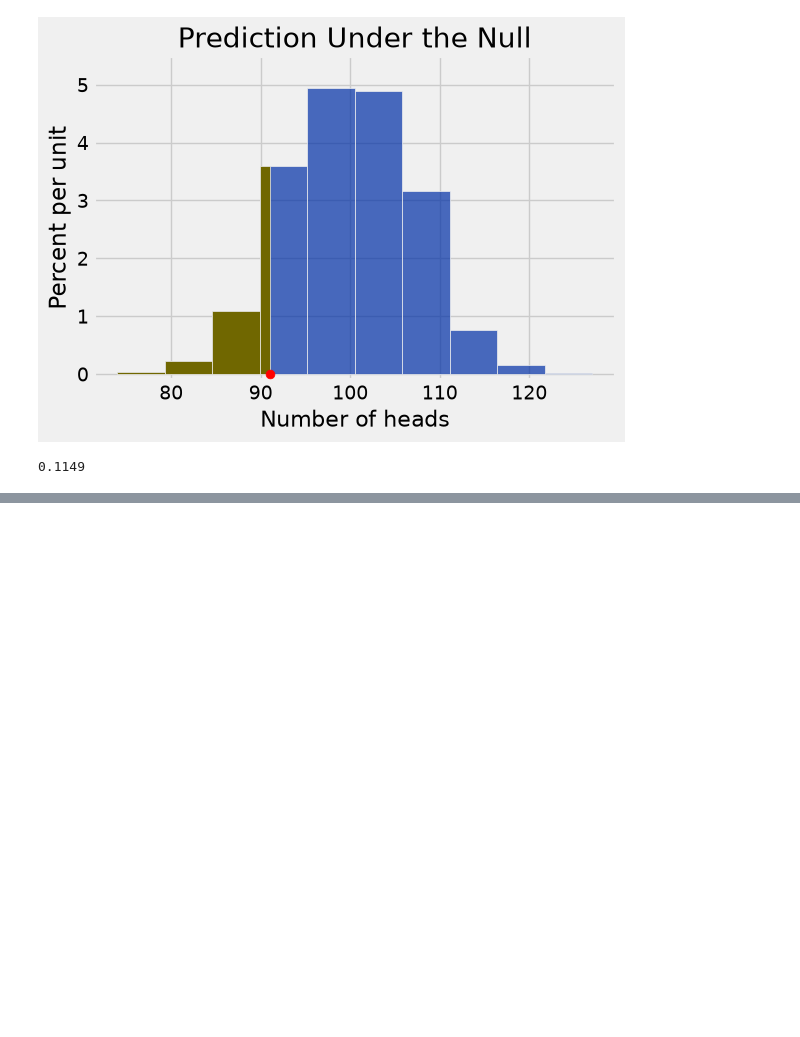
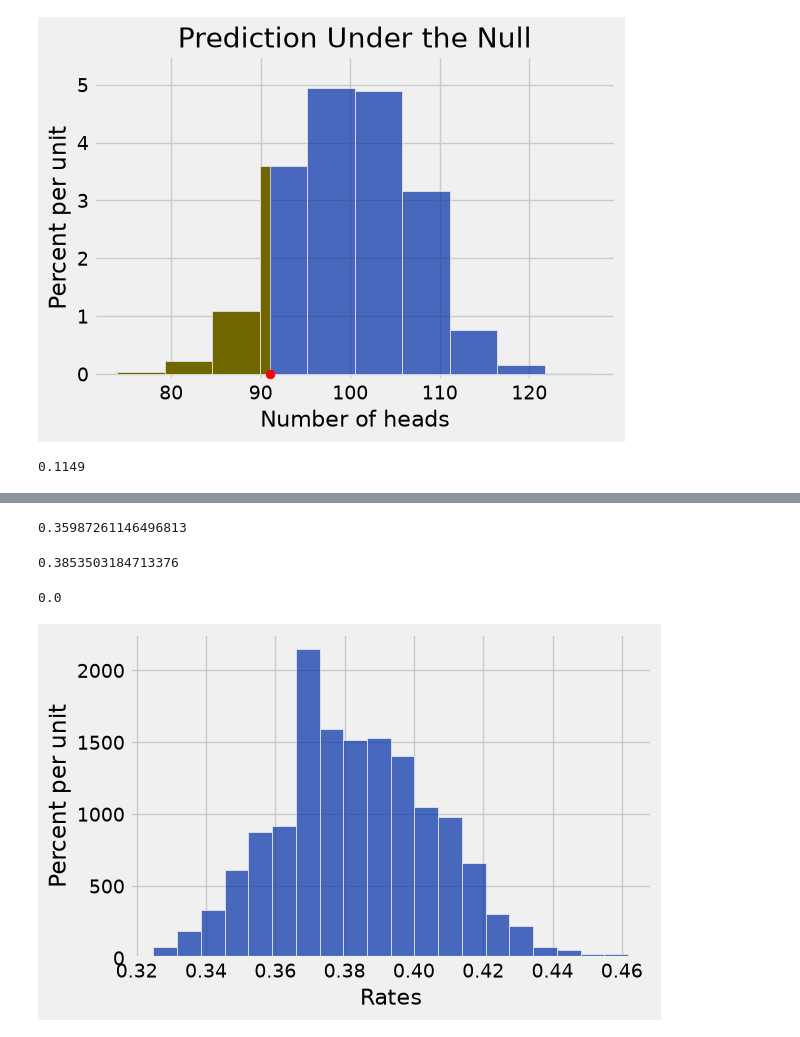
Before and after one commit to lawtonsclass/f26-code-from-class, a Jupyter notebook: data8/ch12.ipynb, the cells around one changed output, grey strips where cells are left out. Saved outputs shown, nothing was run; the diff lists cells and outputs as text; code cells hidden in the pictures; blank space fills up the shorter version.

```diff
--- a/data8/ch12.ipynb
+++ b/data8/ch12.ipynb
@@ -248,0 +305,3 @@ np.count_nonzero(counts <= 91) / len(counts)
+# %%
+titanic = Table.read_table('data/titanic.csv')
+titanic
@@ -248,0 +321,3 @@ np.count_nonzero(counts <= 91) / len(counts)
+# %%
+titanic2 = titanic.select('Sex', 'Survived')
+titanic2
@@ -248,0 +358,28 @@ np.count_nonzero(counts <= 91) / len(counts)
+# %%
+titanic2.with_column(
+    'Shuffled Label', titanic2.sample(with_replacement=False).column('Sex')
+).group('Shuffled Label', np.average).column(2).item(0)
+# %% [output]
+0.35987261146496813
+# %%
+def one_simulated_rate():
+    rate = titanic2.with_column(
+        'Shuffled Label', titanic2.sample(with_replacement=False).column('Sex')
+    ).group('Shuffled Label', np.average).column(2).item(0)
+    return rate
+
+one_simulated_rate()
+# %% [output]
+0.3853503184713376
+# %%
+simulations = 1000
+simulated_rates = make_array()
+for i in np.arange(simulations):
+    simulated_rates = np.append(simulated_rates, one_simulated_rate())
+
+Table().with_column('Rates', simulated_rates).hist(0, bins=20)
+
+np.count_nonzero(simulated_rates >= 0.742038) / len(simulated_rates)
+# %% [output]
+0.0
+[figure, added]
```
Also changed, not shown: parts of 10 cells of this notebook.
